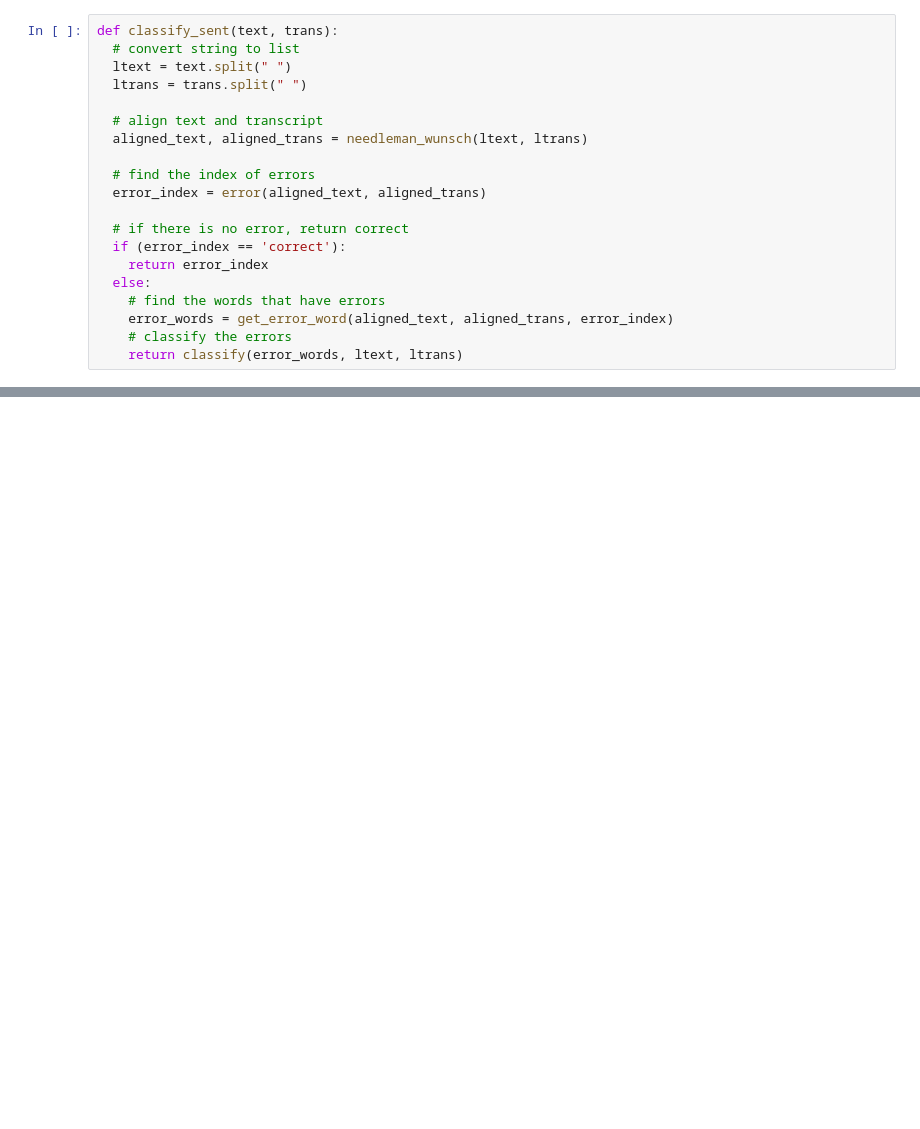
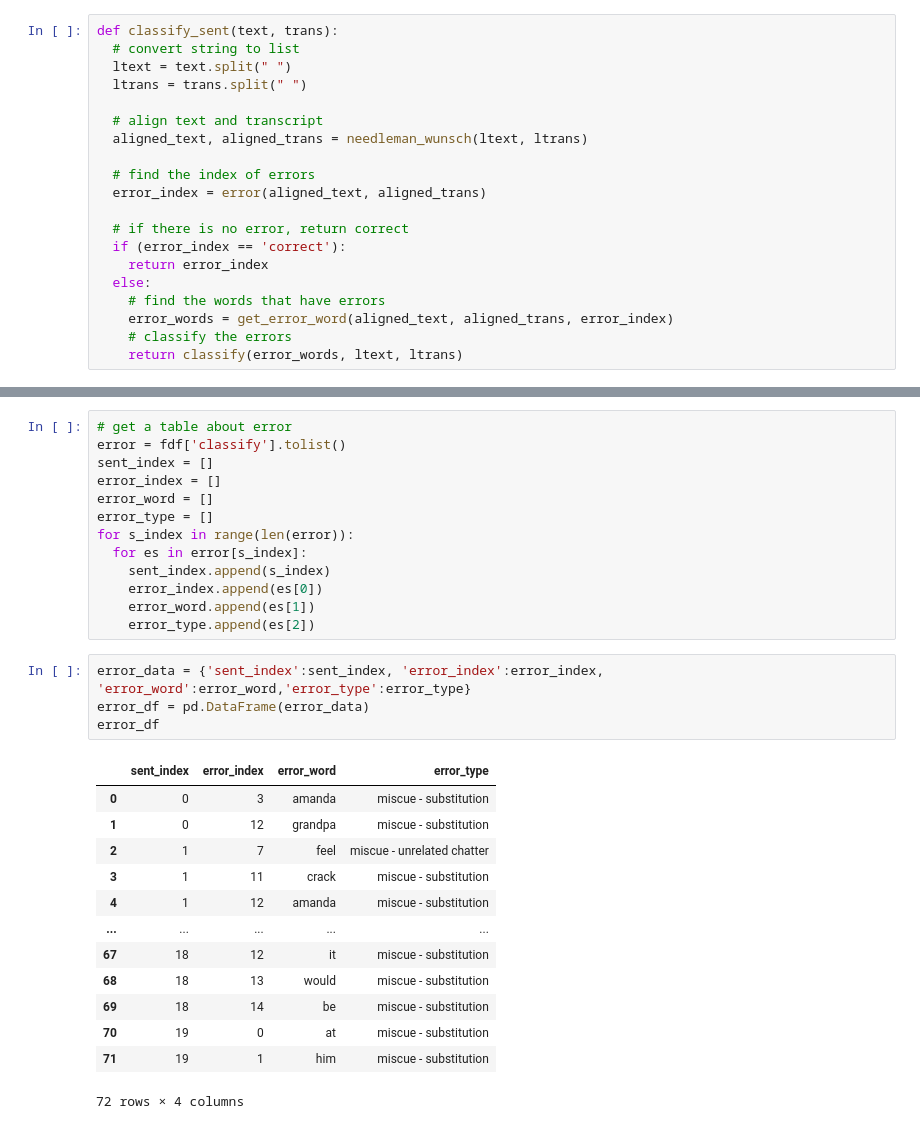
Before and after one commit to easeto/amira-learning, a Jupyter notebook: classify_2.ipynb, the cells around one changed output, grey strips where cells are left out. Cells and saved outputs as stored; diff of their text form; blank space fills up the shorter version.

```diff
--- a/classify_2.ipynb
+++ b/classify_2.ipynb
@@ -387,0 +424,31 @@ classify_sent(text,trans)
+# %%
+# get a table about error
+error = fdf['classify'].tolist()
+sent_index = []
+error_index = []
+error_word = []
+error_type = []
+for s_index in range(len(error)):
+  for es in error[s_index]:
+    sent_index.append(s_index)
+    error_index.append(es[0])
+    error_word.append(es[1])
+    error_type.append(es[2])
+# %%
+error_data = {'sent_index':sent_index, 'error_index':error_index, 'error_word':error_word,'error_type':error_type}
+error_df = pd.DataFrame(error_data)
+error_df
+# %% [output]
+|  | sent_index | error_index | error_word | error_type |
+| 0 | 0 | 3 | amanda | miscue - substitution |
+| 1 | 0 | 12 | grandpa | miscue - substitution |
+| 2 | 1 | 7 | feel | miscue - unrelated chatter |
+| 3 | 1 | 11 | crack | miscue - substitution |
+| 4 | 1 | 12 | amanda | miscue - substitution |
+| ... | ... | ... | ... | ... |
+| 67 | 18 | 12 | it | miscue - substitution |
+| 68 | 18 | 13 | would | miscue - substitution |
+| 69 | 18 | 14 | be | miscue - substitution |
+| 70 | 19 | 0 | at | miscue - substitution |
+| 71 | 19 | 1 | him | miscue - substitution |
+72 rows × 4 columns
```
Also changed, not shown: parts of 9 cells of this notebook.
